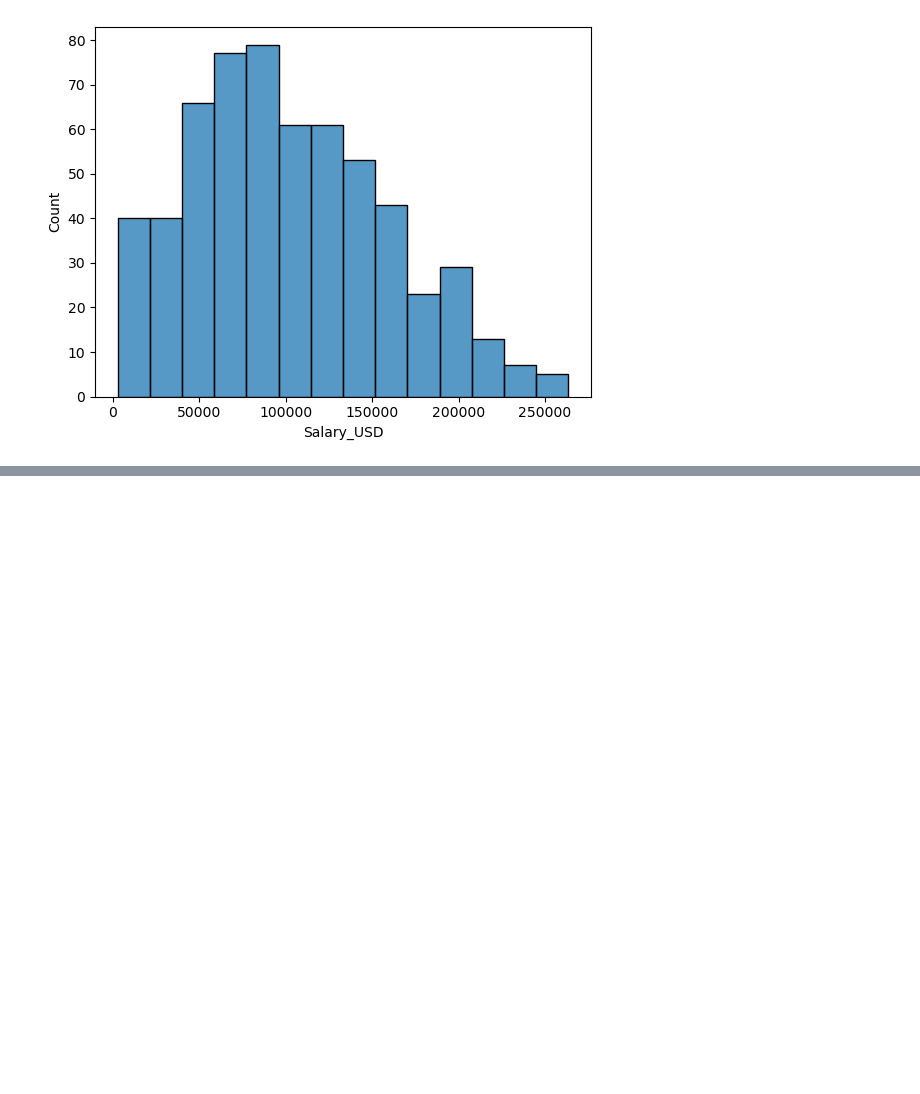
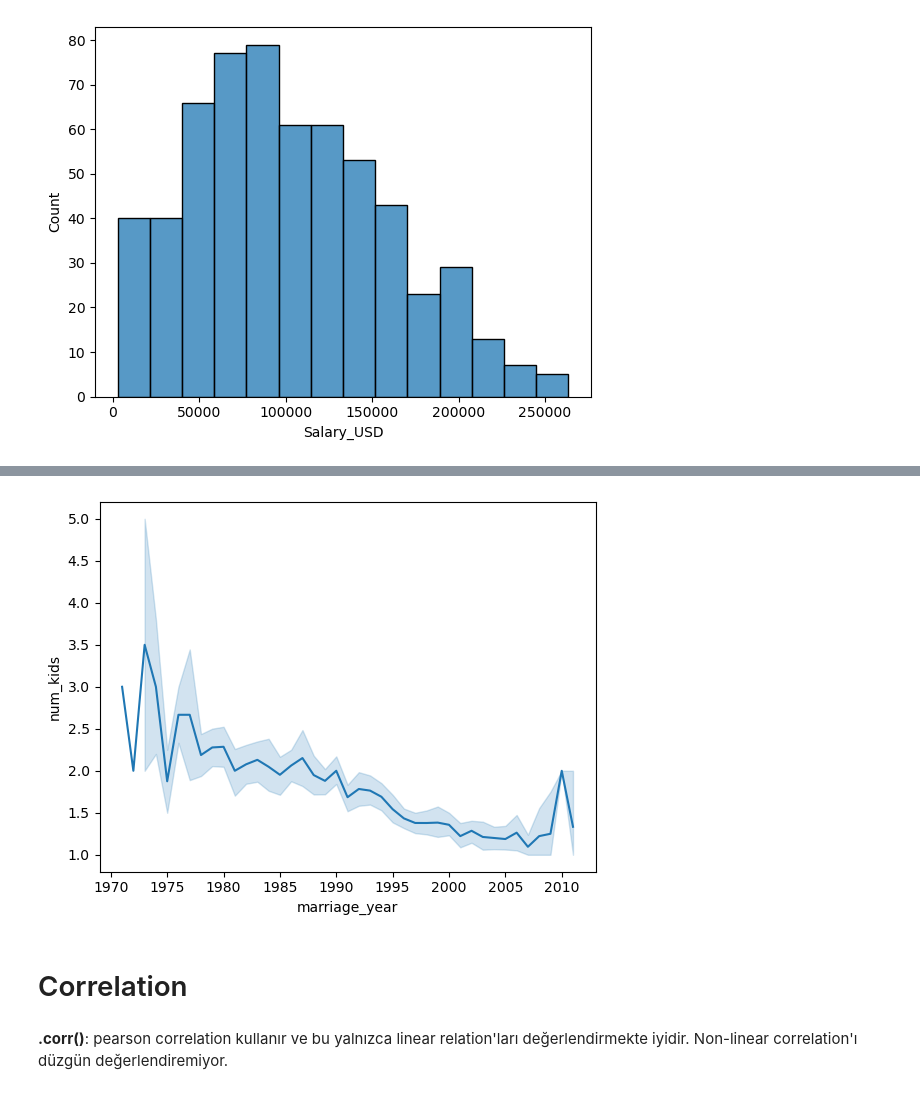
Before and after one commit to umutky/datascience_repo, a Jupyter notebook: eda.ipynb, the cells around one changed output, grey strips where cells are left out. Cells and saved outputs as stored; diff of their text form; code cells hidden in the pictures; blank space fills up the shorter version.

```diff
--- a/eda.ipynb
+++ b/eda.ipynb
@@ -308,0 +365,13 @@ After delete outliers
+# %%
+# Define the marriage_year column
+divorce["marriage_year"] = divorce["marriage_date"].dt.year
+
+# Create a line plot showing the average number of kids by year
+sns.lineplot(data=divorce, x=divorce["marriage_year"], y=divorce["num_kids"])
+plt.show()
+# %% [output]
+[figure, added]
+# %% [markdown]
+# Correlation
+# %% [markdown]
+**.corr()**: pearson correlation kullanır ve bu yalnızca linear relation'ları değerlendirmekte iyidir. Non-linear correlation'ı düzgün değerlendiremiyor.
```
Also changed, not shown: parts of 26 cells of this notebook.
